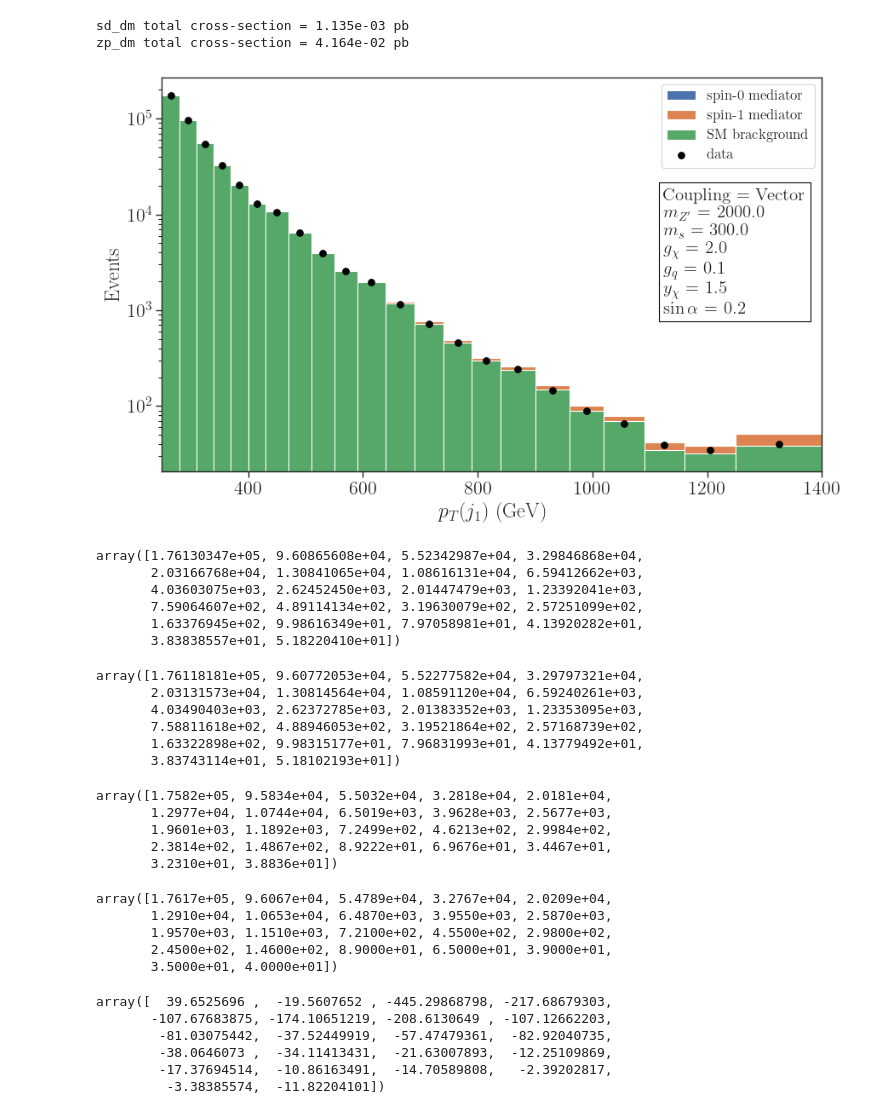
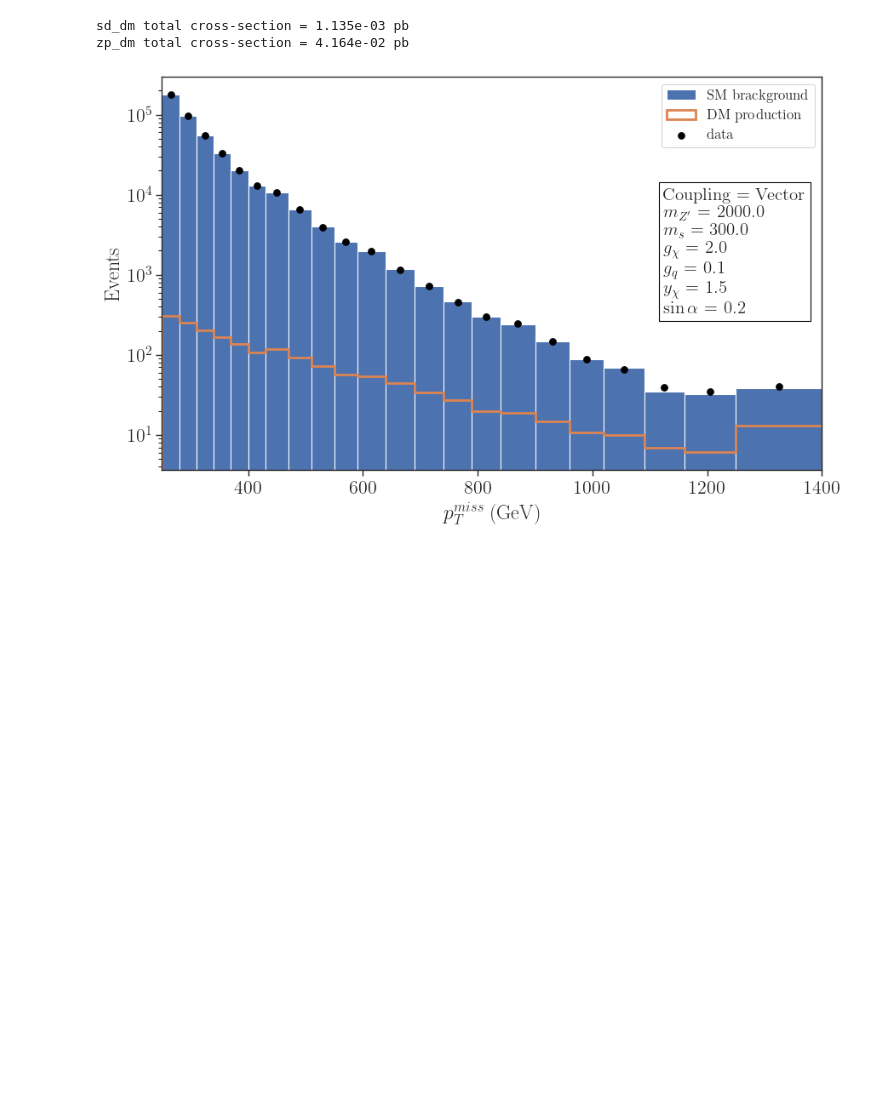
Before and after one commit to SModelS/smodelsv3-paper, a Jupyter notebook: notebooks/Compare-data.ipynb, the cells around one changed output. Cells and saved outputs as stored; diff of their text form; code cells hidden in the pictures; blank space fills up the shorter version.

Commit message:
updated plots

```diff
--- a/notebooks/Compare-data.ipynb
+++ b/notebooks/Compare-data.ipynb
@@ -267,70 +267,30 @@ textstr = '\n'.join([r'%s = %s' %(k,v) for k,v in legend.items()])
 # %%
 fig = plt.figure(figsize=(10,6))
 
 
-plt.hist(binCenter, bins=metBins, weights=ptTotal, stacked=True, label=r'spin-0 mediator')
-plt.hist(binCenter, bins=binLeft, weights=zp_bg, stacked=True, label=r'spin-1 mediator')
 # plt.hist(binCenter, bins=metBins, weights=k*binned['zp_dm']*brZ, stacked=True,
 #          label=r'spin-1 mediator')
-plt.hist(binCenter, bins=binLeft, weights=ptBG, stacked=True, label=r'SM brackground')
+plt.hist(binCenter, bins=binLeft, weights=ptBG, stacked=False, label=r'SM brackground')
+
+plt.hist(binCenter, bins=metBins, weights=binned['sd_dm']+binned['zp_dm'], stacked=False, label=r'DM production',
+        histtype='step', linewidth=2.0)
+# plt.hist(binCenter, bins=binLeft, weights=binned['zp_dm'], stacked=False, label=r'spin-1 mediator',
+#         histtype='step')
 
 
 plt.scatter(x=binCenter, y=ptCMS, s=30, color='black', label='data')
 
 plt.yscale('log')
 # plt.ylim(1e4,1.8e5)
 plt.xlabel(r'$p^{miss}_T$ (GeV)')
 plt.ylabel(r'Events')
 plt.xlim(250,1400)
 plt.legend(loc='upper right', fontsize='x-small')
 
 plt.text(0.76,0.4,textstr,fontsize=15,bbox=dict(facecolor='white', edgecolor='black'),
          transform = plt.gca().transAxes)
 
 # plt.savefig('../../Pictures/plot-pt.png')
 plt.show()
 # %% [output]
-[figure, old version]
+[figure, new version]
-# %%
-ptTotal
-# %% [output]
-array([1.76130347e+05, 9.60865608e+04, 5.52342987e+04, 3.29846868e+04,
-       2.03166768e+04, 1.30841065e+04, 1.08616131e+04, 6.59412662e+03,
-       4.03603075e+03, 2.62452450e+03, 2.01447479e+03, 1.23392041e+03,
-       7.59064607e+02, 4.89114134e+02, 3.19630079e+02, 2.57251099e+02,
-       1.63376945e+02, 9.98616349e+01, 7.97058981e+01, 4.13920282e+01,
-       3.83838557e+01, 5.18220410e+01])
-# %%
-zp_bg
-# %% [output]
-array([1.76118181e+05, 9.60772053e+04, 5.52277582e+04, 3.29797321e+04,
-       2.03131573e+04, 1.30814564e+04, 1.08591120e+04, 6.59240261e+03,
-       4.03490403e+03, 2.62372785e+03, 2.01383352e+03, 1.23353095e+03,
-       7.58811618e+02, 4.88946053e+02, 3.19521864e+02, 2.57168739e+02,
-       1.63322898e+02, 9.98315177e+01, 7.96831993e+01, 4.13779492e+01,
-       3.83743114e+01, 5.18102193e+01])
-# %%
-np.array([sumBG[c] for c in bins])
-# %% [output]
-array([1.7582e+05, 9.5834e+04, 5.5032e+04, 3.2818e+04, 2.0181e+04,
-       1.2977e+04, 1.0744e+04, 6.5019e+03, 3.9628e+03, 2.5677e+03,
-       1.9601e+03, 1.1892e+03, 7.2499e+02, 4.6213e+02, 2.9984e+02,
-       2.3814e+02, 1.4867e+02, 8.9222e+01, 6.9676e+01, 3.4467e+01,
-       3.2310e+01, 3.8836e+01])
-# %%
-ptCMS
-# %% [output]
-array([1.7617e+05, 9.6067e+04, 5.4789e+04, 3.2767e+04, 2.0209e+04,
-       1.2910e+04, 1.0653e+04, 6.4870e+03, 3.9550e+03, 2.5870e+03,
-       1.9570e+03, 1.1510e+03, 7.2100e+02, 4.5500e+02, 2.9800e+02,
-       2.4500e+02, 1.4600e+02, 8.9000e+01, 6.5000e+01, 3.9000e+01,
-       3.5000e+01, 4.0000e+01])
-# %%
-ptCMS - ptTotal
-# %% [output]
-array([  39.6525696 ,  -19.5607652 , -445.29868798, -217.68679303,
-       -107.67683875, -174.10651219, -208.6130649 , -107.12662203,
-        -81.03075442,  -37.52449919,  -57.47479361,  -82.92040735,
-        -38.0646073 ,  -34.11413431,  -21.63007893,  -12.25109869,
-        -17.37694514,  -10.86163491,  -14.70589808,   -2.39202817,
-         -3.38385574,  -11.82204101])
```
Also changed, not shown: parts of 2 cells of this notebook, 3 other files.
